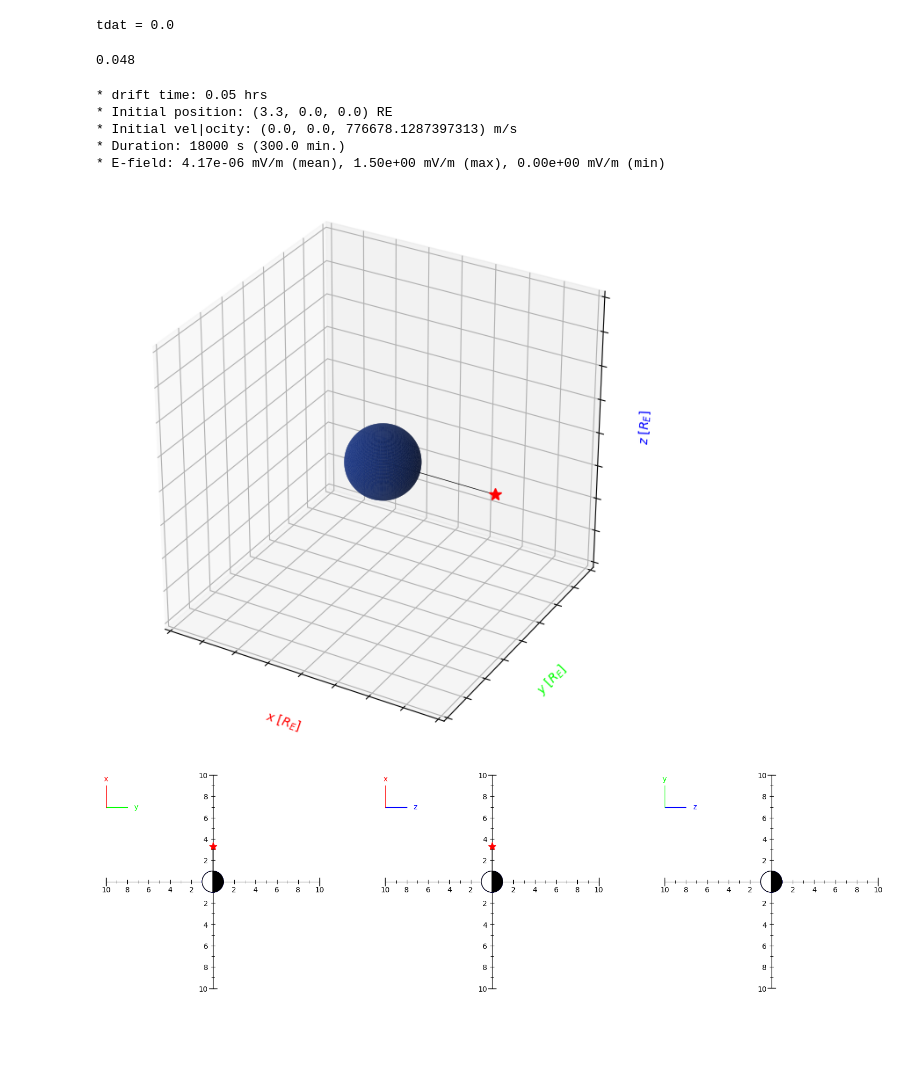
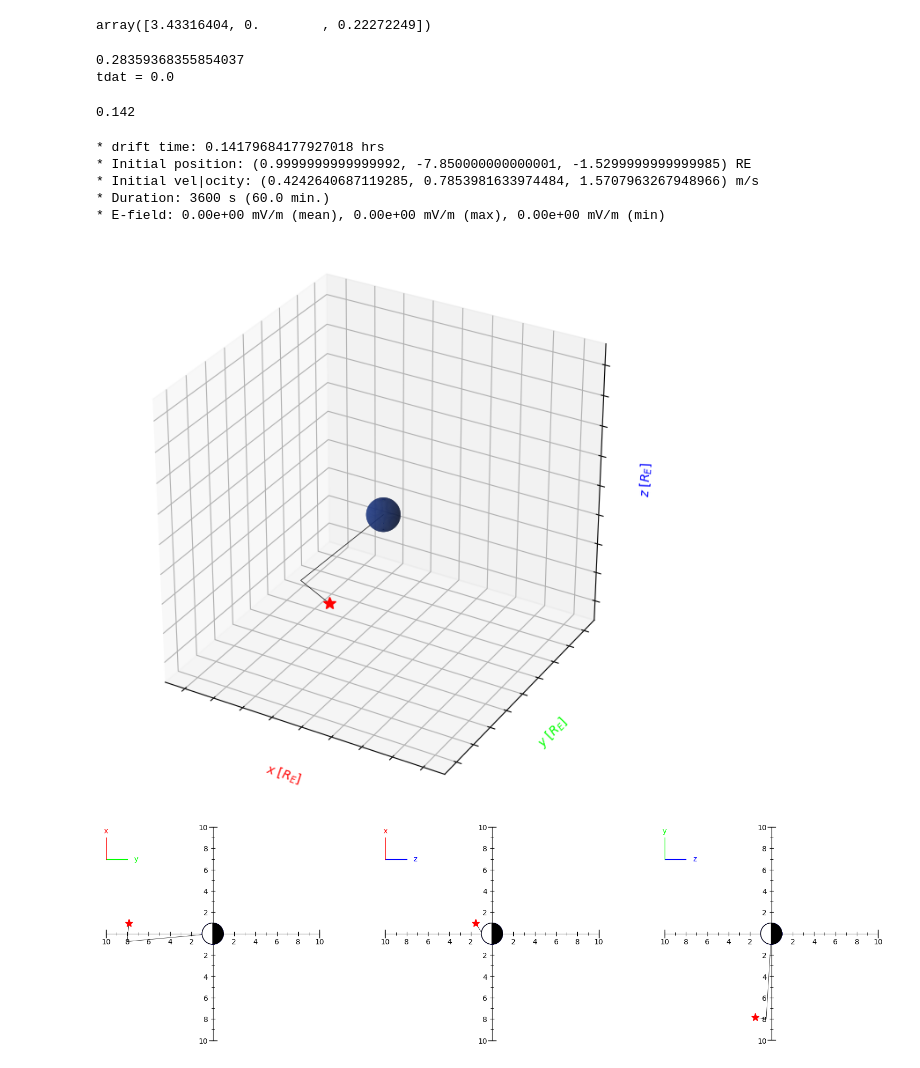
Before and after one commit to argallmr/imef, a Jupyter notebook: particle-tracing/boris-tracing/Plots-Dipole-Tracing2D3D.ipynb, the cells around one changed output. Cells and saved outputs as stored; diff of their text form; code cells hidden in the pictures; blank space fills up the shorter version.

Commit message:
Updated plot functions

```diff
--- a/particle-tracing/boris-tracing/Plots-Dipole-Tracing2D3D.ipynb
+++ b/particle-tracing/boris-tracing/Plots-Dipole-Tracing2D3D.ipynb
@@ -67,11 +67,11 @@ kp = 8.5
 mo = 2.656e-26 # [kg]
 
 # given angles
-theta1 = 0
+theta1 = 2
 phi1 = np.radians(69)
 
 # energy
-en = 50 # [keV]
+en = 40 # [keV]
 en = en*1000 # [eV]
 en = en*1.602176e-19 # [J]
 
@@ -84,50 +84,64 @@ vx = vmag*np.sin(theta1)*np.cos(phi1)
 vy = vmag*np.sin(theta1)*np.sin(phi1)
 vz = vmag*np.cos(theta1)
 
-nhr = 5
+nhr = 1
 dt = 0.05
 tf = nhr*3600
 
 # creating charged particle
-m = mo #4.*mp
+m = 4.*mp
 q = 2.*qe
 
 
 # set initial conditions
-r0 = np.array([3.3, 0., 0.])*RE
-v0 = np.array([vx , vy, vz])
+#r0 = np.array([4.3, -2., 2.])*RE
+#v0 = np.array([vx , vy, vz])
 
-
-tdat, tdrift, vdat, rdat, emag = boris(tf, r0, v0, m, q, gs, kp, tdir="bw")
+r0 = np.array([1., -7.85, -1.53])*RE
+v0 = np.array([0.,.3,.3])
-# %% [output]
-tdat = 0.0
+# %%
+vs_efield(r0, gs, kp, sph=False)
+# %% [output]
+array([3.43316404, 0.        , 0.22272249])
+# %%
+tdat, tdrift, vdat, rdat, emag = boris(tf, r0, v0, m, q, gs, kp, tdir="bw", sph=False)
+# %% [output]
+0.28359368355854037
+tdat = 0.0
 # %%
 gyroperiod = 1/((abs(q)*mag(B_dipole(r0)))/m)
 steps = 0.5*gyroperiod
 round(steps,3)
 # %% [output]
-0.048
+0.142
 # %%
+# convert spherical position coordinates to cartesian
+rdat_crt = np.zeros((len(rdat), 3))
+for i, val in enumerate(rdat):
+    x,y,z = sph_to_crt(val[0], val[1], val[2])
+    rdat_crt[i] = np.array([x,y,z])
+
+
 # scale coordinates in units [RE]
-rscale = rdat/RE
+rscale = rdat_crt/RE
 
-tracingplot_3d(rdat)
-tracingplot_2d(rdat)
+tracingplot_3d(rdat_crt)
+tracingplot_2d(rdat_crt)
 
 
 # diagnostic data
 print(f'* drift time: {tdrift} hrs')
 print(f'* Initial position: {rscale[0][0], rscale[0][1], rscale[0][2]} RE')
 print(f'* Initial vel|ocity: {vdat[0][0], vdat[0][1], vdat[0][2]} m/s')
 print(f'* Duration: {tf} s ({round(tf/60,2)} min.)')
 print(f'* E-field: {np.mean(emag):.2e} mV/m (mean), {max(emag):.2e} mV/m (max), {min(emag):.2e} mV/m (min) ')
 
 plt.show()
 # %% [output]
-* drift time: 0.05 hrs
-* Initial position: (3.3, 0.0, 0.0) RE
-* Initial vel|ocity: (0.0, 0.0, 776678.1287397313) m/s
-* Duration: 18000 s (300.0 min.)
-* E-field: 4.17e-06 mV/m (mean), 1.50e+00 mV/m (max), 0.00e+00 mV/m (min)
+* drift time: 0.14179684177927018 hrs
+* Initial position: (0.9999999999999992, -7.850000000000001, -1.5299999999999985) RE
+* Initial vel|ocity: (0.4242640687119285, 0.7853981633974484, 1.5707963267948966) m/s
+* Duration: 3600 s (60.0 min.)
+* E-field: 0.00e+00 mV/m (mean), 0.00e+00 mV/m (max), 0.00e+00 mV/m (min)
-[figure, old version]
+[figure, new version]
-[figure, old version]
+[figure, new version]
```
Also changed, not shown: 1 other file.
